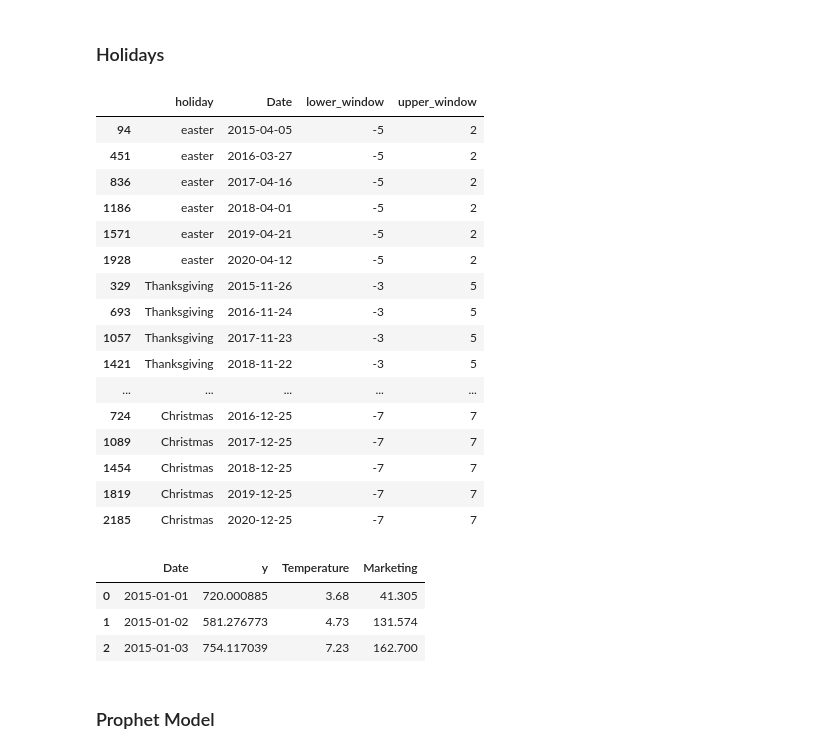
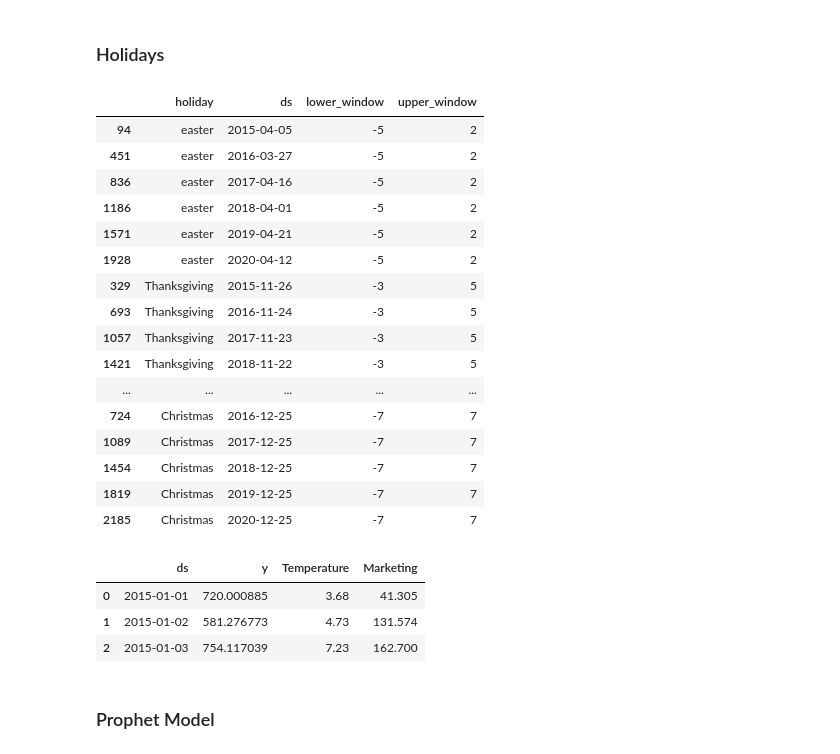
Before and after one commit to JiayiD77/Conjoint-Analysis, a Jupyter notebook: time_series_analysis/time_series.ipynb, the cells around one changed output. Cells and saved outputs as stored; diff of their text form; code cells hidden in the pictures.

```diff
--- a/time_series_analysis/time_series.ipynb
+++ b/time_series_analysis/time_series.ipynb
@@ -125,9 +125,10 @@ christmas = pd.DataFrame({'holiday':'Christmas',
                           'upper_window':7})
 # %%
 holidays = pd.concat([easter, thanksgiving, christmas])
+holidays = holidays.rename(columns={'Date':'ds'})
 holidays
 # %% [output]
-|  | holiday | Date | lower_window | upper_window |
+|  | holiday | ds | lower_window | upper_window |
 | 94 | easter | 2015-04-05 | -5 | 2 |
 | 451 | easter | 2016-03-27 | -5 | 2 |
 | 836 | easter | 2017-04-16 | -5 | 2 |
@@ -146,9 +147,10 @@ holidays
 | 2185 | Christmas | 2020-12-25 | -7 | 7 |
 # %%
 df_finals = df.drop(columns=['Easter', 'Christmas', 'Thanksgiving'])
+df_finals = df_finals.rename(columns={'Date':'ds'})
 df_finals.head(3)
 # %% [output]
-|  | Date | y | Temperature | Marketing |
+|  | ds | y | Temperature | Marketing |
 | 0 | 2015-01-01 | 720.000885 | 3.68 | 41.305 |
 | 1 | 2015-01-02 | 581.276773 | 4.73 | 131.574 |
 | 2 | 2015-01-03 | 754.117039 | 7.23 | 162.700 |
```
Also changed, not shown: parts of 8 cells of this notebook.
